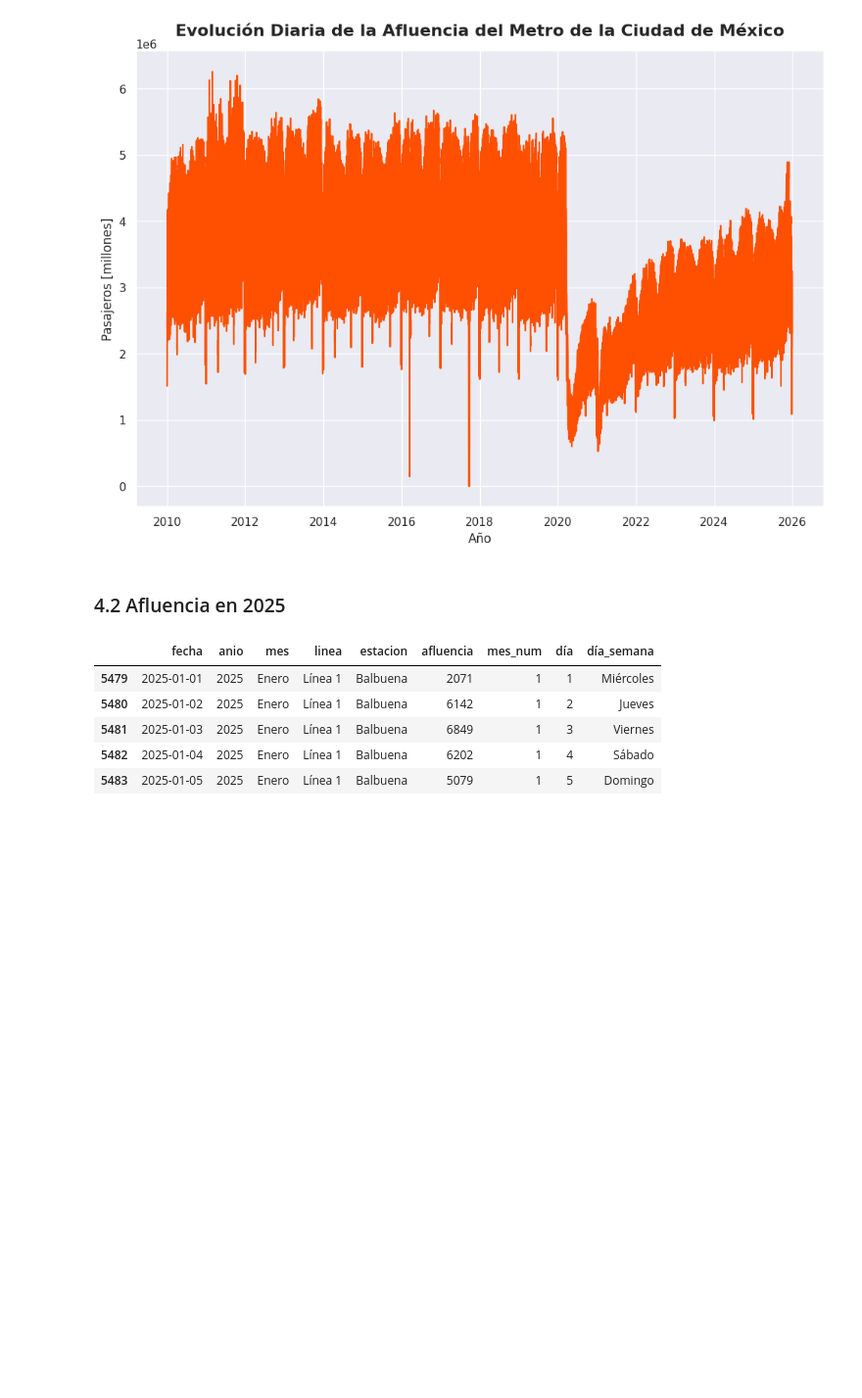
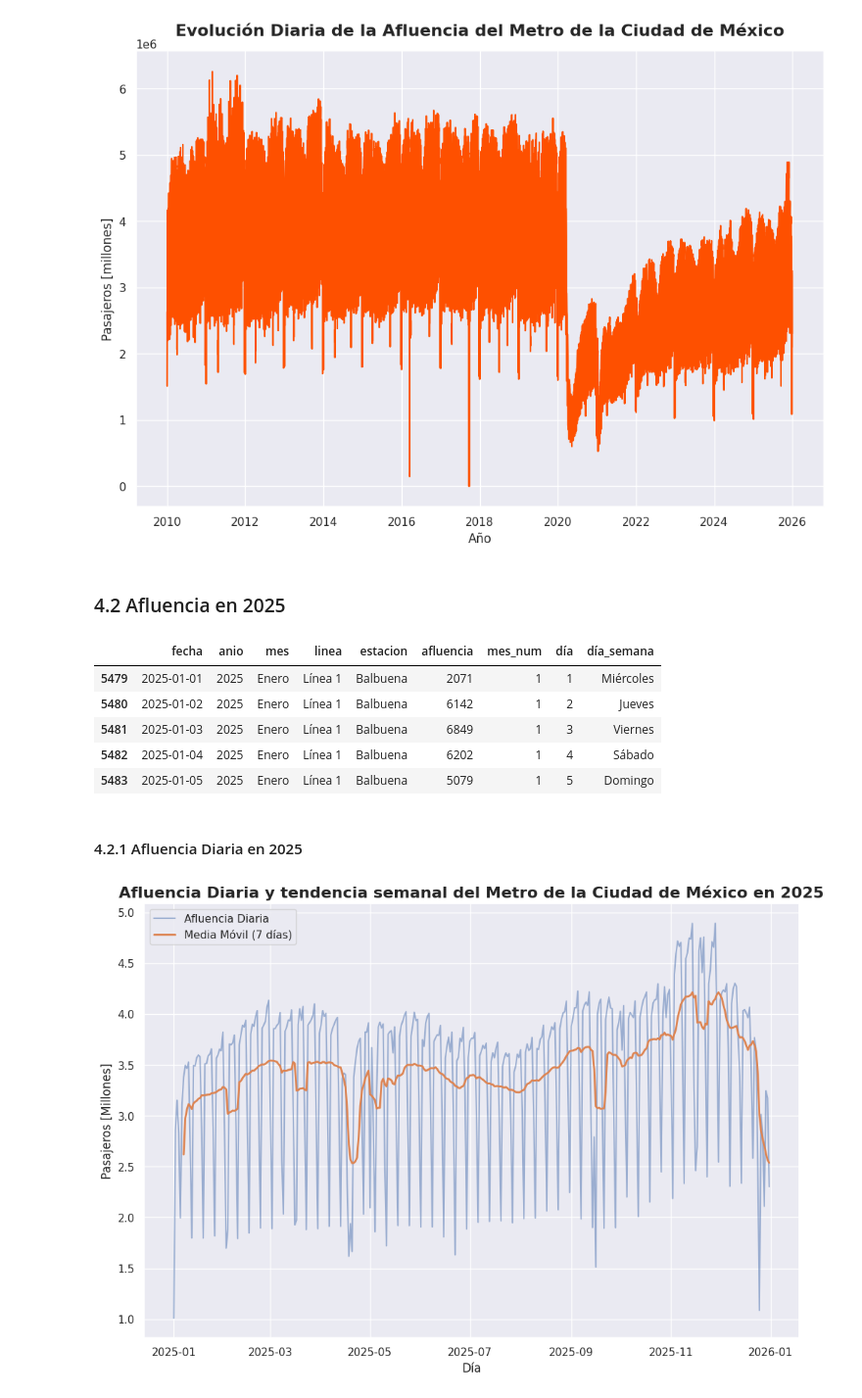
Before and after one commit to AndrsGzRo/prediccion-afluencia-metrocdmx, a Jupyter notebook: Metro_CDMX_Viz.ipynb, the cells around one changed output. Shown at 98% size. Cells and saved outputs as stored; diff of their text form; code cells hidden in the pictures; blank space fills up the shorter version.

```diff
--- a/Metro_CDMX_Viz.ipynb
+++ b/Metro_CDMX_Viz.ipynb
@@ -318,7 +318,7 @@ plt.show()
 ### 4.2 Afluencia en 2025
 # %%
 afluencia_2025 = (
-    df_full[df_full['anio'] == 2025]
+    df_full[df_full['anio'] == 2025].copy()
 )
 afluencia_2025.head()
 # %% [output]
@@ -328,3 +328,43 @@ afluencia_2025.head()
 | 5481 | 2025-01-03 | 2025 | Enero | Línea 1 | Balbuena | 6849 | 1 | 3 | Viernes |
 | 5482 | 2025-01-04 | 2025 | Enero | Línea 1 | Balbuena | 6202 | 1 | 4 | Sábado |
 | 5483 | 2025-01-05 | 2025 | Enero | Línea 1 | Balbuena | 5079 | 1 | 5 | Domingo |
+# %% [markdown]
+#### 4.2.1 Afluencia Diaria en 2025
+# %%
+afluencia_diaria_2025 = (
+    afluencia_2025
+    .groupby('fecha')['afluencia'].sum().reset_index(name='Afluencia_Total')
+)
+# Afluencia en Millones
+afluencia_diaria_2025['Afluencia_Millones'] = afluencia_diaria_2025['Afluencia_Total']/1e6
+
+# Media Móvil 7 días
+afluencia_diaria_2025['Afluencia_MM7'] = (
+    afluencia_diaria_2025['Afluencia_Millones'].rolling(7).mean()
+)
+
+plt.figure(figsize=(12,8))
+sns.lineplot(
+    data=afluencia_diaria_2025,
+    x='fecha',
+    y='Afluencia_Millones',
+    alpha=0.5,
+    label='Afluencia Diaria'
+)
+
+sns.lineplot(
+    data=afluencia_diaria_2025,
+    x='fecha',
+    y='Afluencia_MM7',
+    linewidth=2,
+    label='Media Móvil (7 días)'
+)
+
+plt.xlabel('Día')
+plt.ylabel('Pasajeros [Millones]')
+plt.title('Afluencia Diaria y tendencia semanal del Metro de la Ciudad de México en 2025',
+          fontsize=16,
+          fontweight='bold')
+plt.show()
+# %% [output]
+[figure, added]
```
Also changed, not shown: parts of 4 cells of this notebook.
